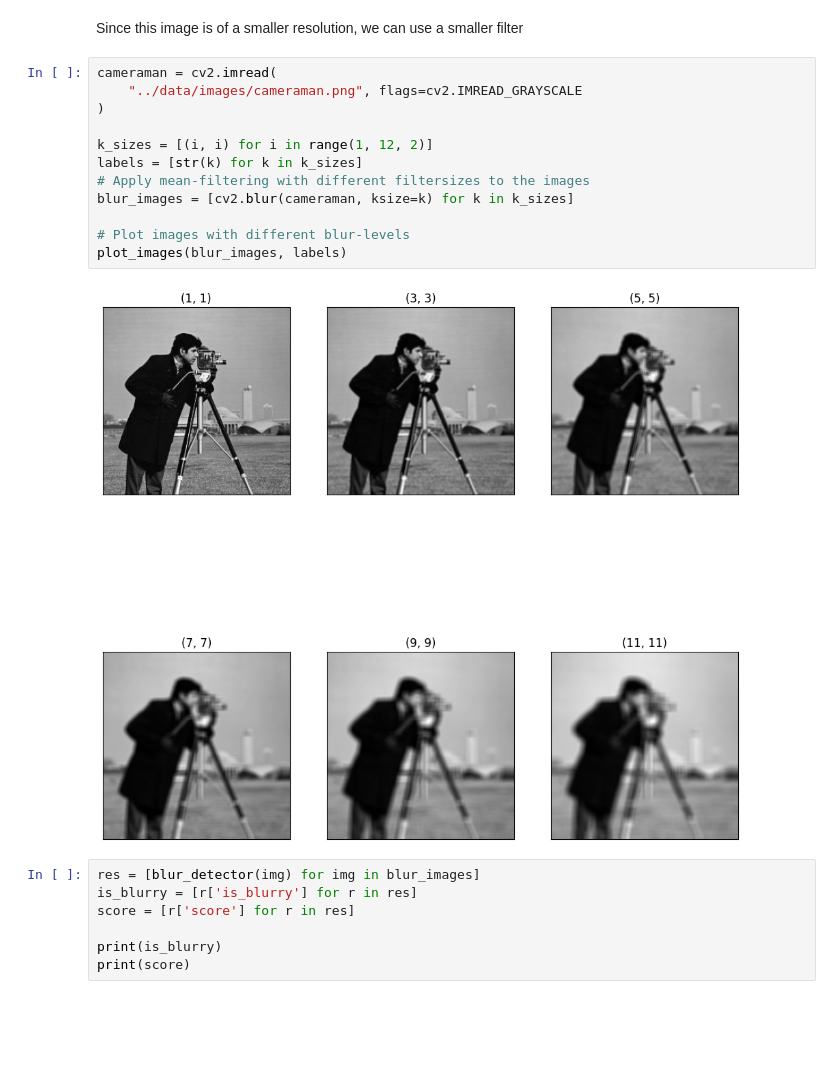
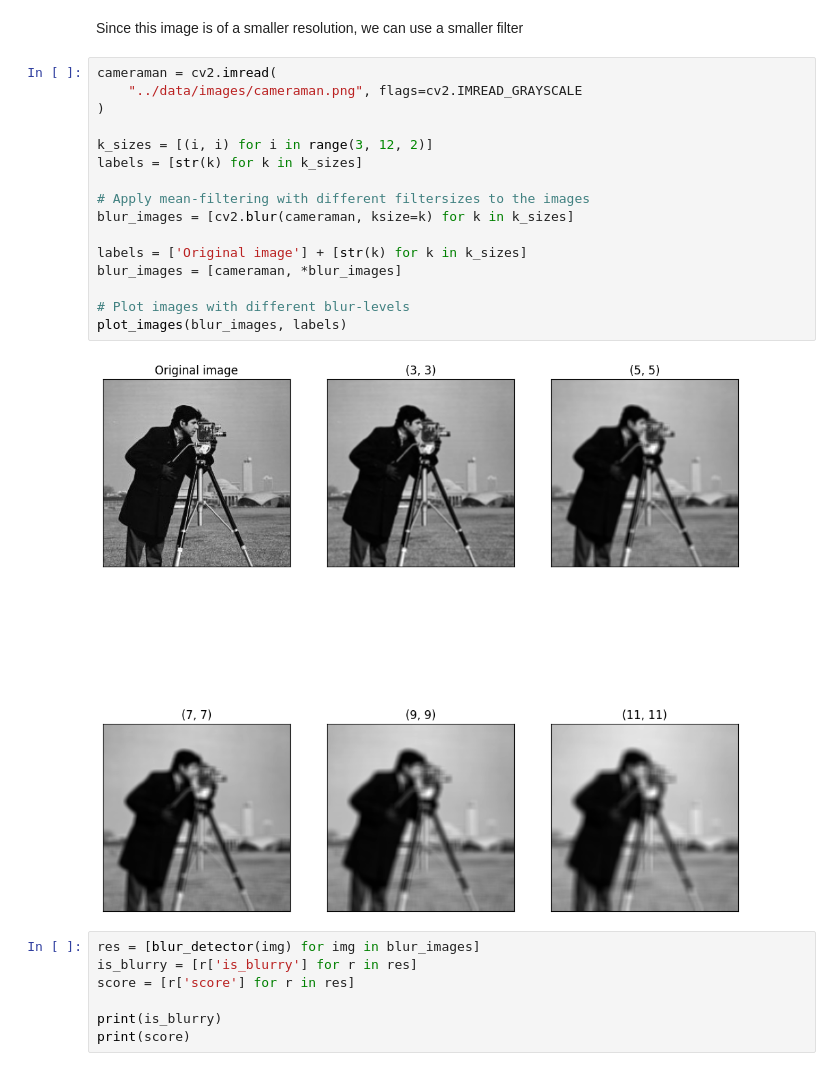
Before and after one commit to havardMoe/BlurDetectionDFT, a Jupyter notebook: code/blur_detection_results.ipynb, the cells around one changed output. Drawn from its saved outputs; the diff is of its cells as text; blank space fills up the shorter version.

```diff
--- a/code/blur_detection_results.ipynb
+++ b/code/blur_detection_results.ipynb
@@ -44,17 +46,21 @@ Since this image is of a smaller resolution, we can use a smaller filter
 # %%
 cameraman = cv2.imread(
     "../data/images/cameraman.png", flags=cv2.IMREAD_GRAYSCALE
 )
 
-k_sizes = [(i, i) for i in range(1, 12, 2)]
+k_sizes = [(i, i) for i in range(3, 12, 2)]
 labels = [str(k) for k in k_sizes]
+
 # Apply mean-filtering with different filtersizes to the images
 blur_images = [cv2.blur(cameraman, ksize=k) for k in k_sizes]
 
+labels = ['Original image'] + [str(k) for k in k_sizes]
+blur_images = [cameraman, *blur_images]
+
 # Plot images with different blur-levels
 plot_images(blur_images, labels)
 # %% [output]
-[figure, old version]
+[figure, new version]
 # %%
 res = [blur_detector(img) for img in blur_images]
 is_blurry = [r['is_blurry'] for r in res]
```
Also changed, not shown: parts of 1 cell of this notebook, 9 other files.
